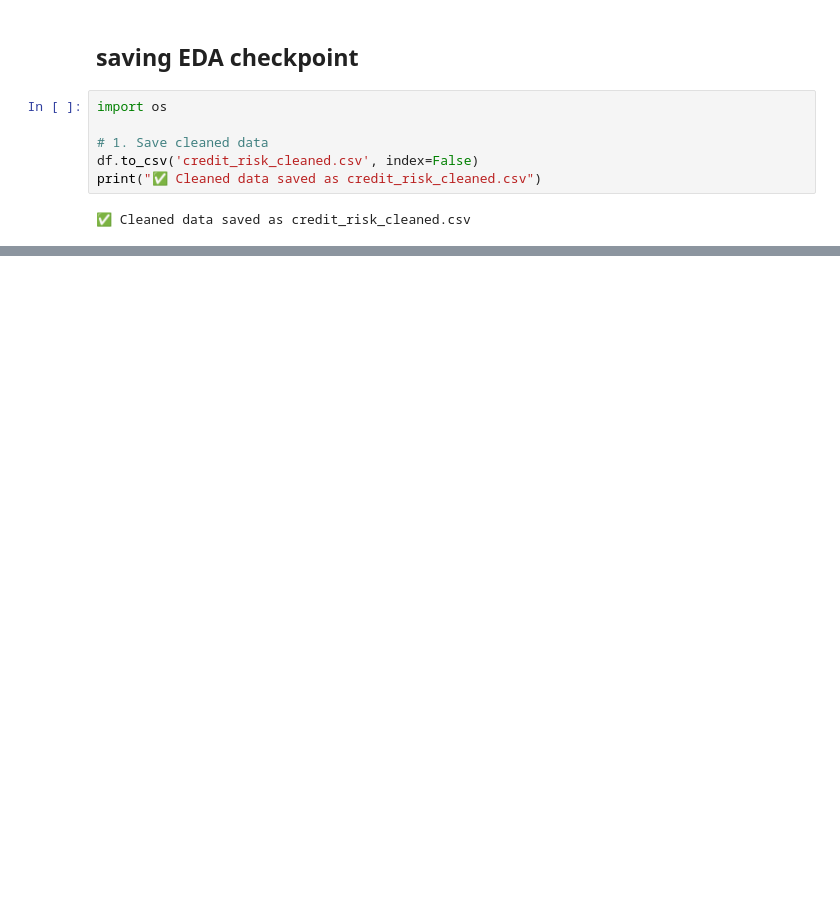
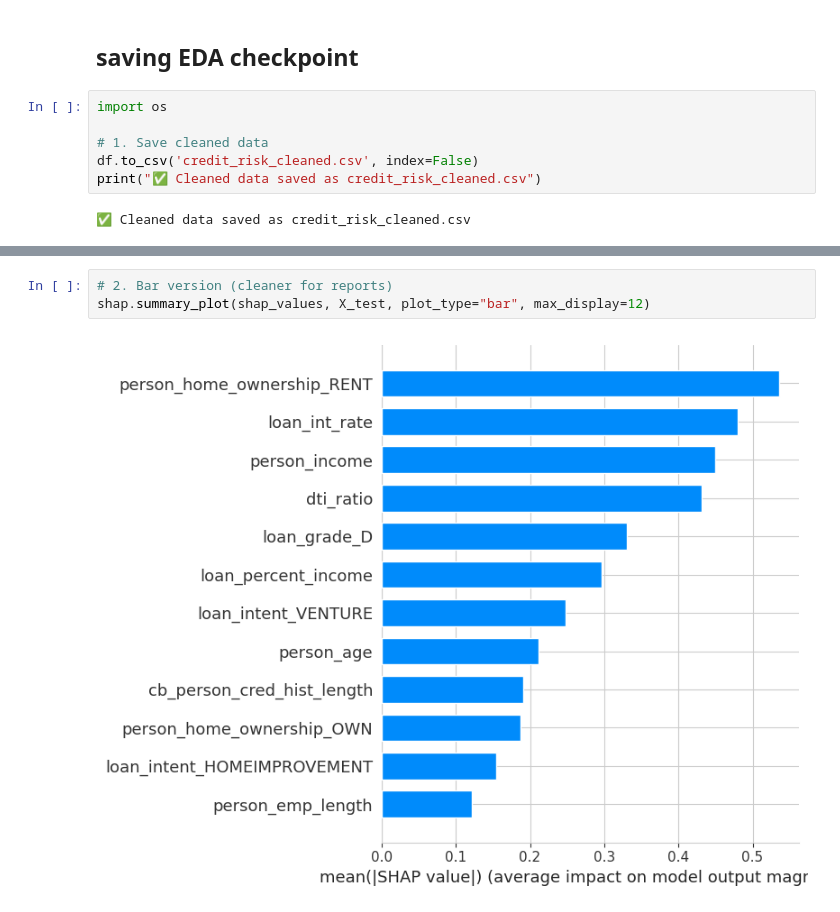
Before and after one commit to GurionRamapoguSajeevan/credit-risk-modeling-ML-pipeline, a Jupyter notebook: Credit_risk_main_code.ipynb, the cells around one changed output, grey strips where cells are left out. Cells and saved outputs as stored; diff of their text form; blank space fills up the shorter version.

```diff
--- a/Credit_risk_main_code.ipynb
+++ b/Credit_risk_main_code.ipynb
@@ -328,0 +587,5 @@ print("✅ Cleaned data saved as credit_risk_cleaned.csv")
+# %%
+# 2. Bar version (cleaner for reports)
+shap.summary_plot(shap_values, X_test, plot_type="bar", max_display=12)
+# %% [output]
+[figure, added]
```
Also changed, not shown: parts of 29 cells of this notebook.
